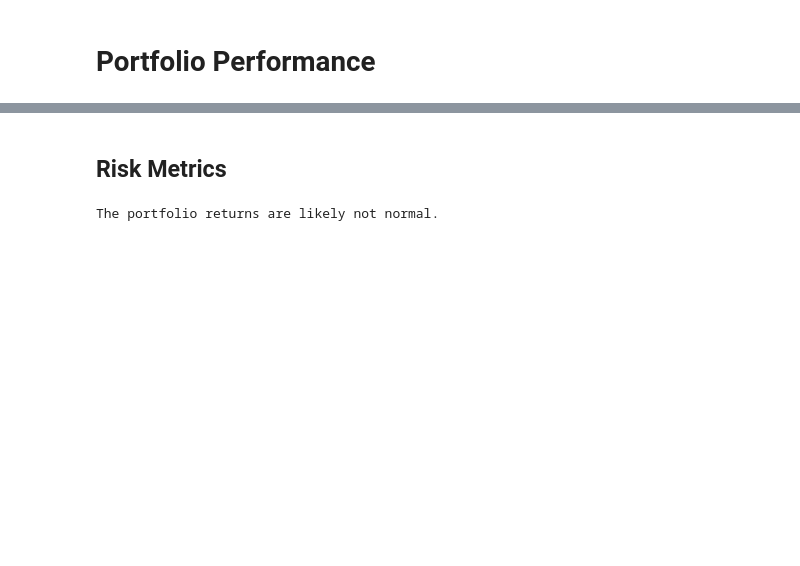
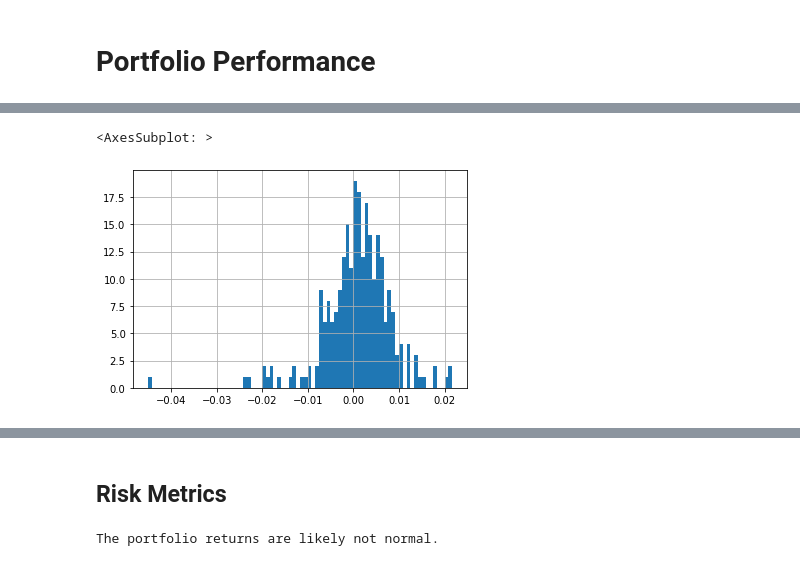
Before and after one commit to Sannitz/Financial-Modelling, a Jupyter notebook: performance.ipynb, the cells around one changed output, grey strips where cells are left out. Cells and saved outputs as stored; diff of their text form; code cells hidden in the pictures; blank space fills up the shorter version.

```diff
--- a/performance.ipynb
+++ b/performance.ipynb
@@ -54,0 +90,2 @@ c_ret
+# %%
+weekly_pct = ret_weekly.pct_change()
@@ -54,0 +116,5 @@ c_ret
+# %%
+weekly_pct.Portfolio.hist(bins=80)
+# %% [output]
+<AxesSubplot: >
+[figure, added]
```
Also changed, not shown: parts of 41 cells of this notebook, 1 other file.
